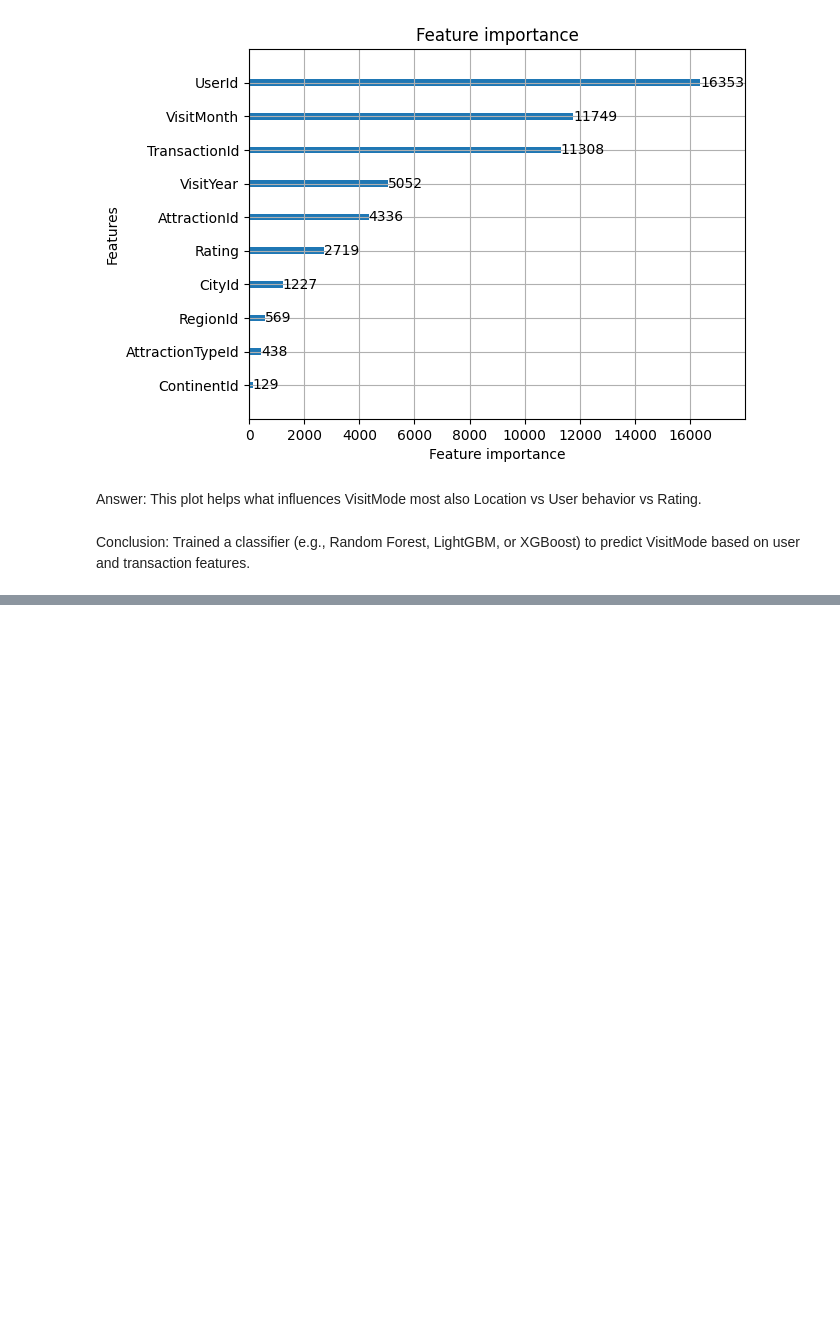
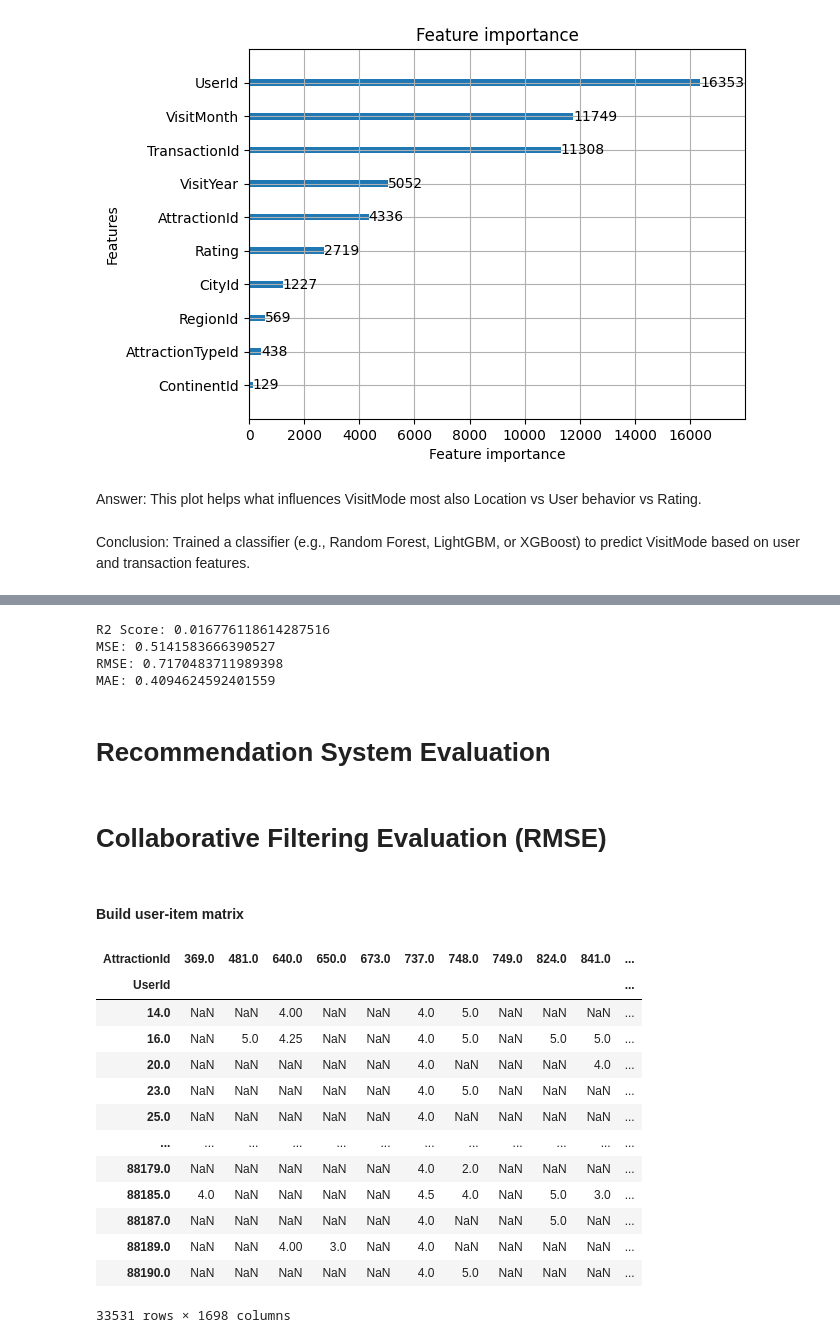
Before and after one commit to PODDA2N/Internship-of-Tourism-Experience-Analytics-AI-ML, a Jupyter notebook: Internship of Tourism Dataset.ipynb, the cells around one changed output, grey strips where cells are left out. Saved outputs shown, nothing was run; the diff lists cells and outputs as text; code cells hidden in the pictures; blank space fills up the shorter version.

```diff
--- a/Internship of Tourism Dataset.ipynb
+++ b/Internship of Tourism Dataset.ipynb
@@ -1129,0 +1142,14 @@ Conclusion:  Trained a classifier (e.g., Random Forest, LightGBM, or XGBoost) to
+# %%
+cat_cols = ["AttractionTypeId"]                         # Convert categorical text to numeric (Label Encoding)
+
+for col in cat_cols:
+    data.loc[:,col] = data.loc[:,col].astype(str)
+    le = LabelEncoder()
+    data.loc[:,col] = le.fit_transform(data[col])
+# %%
+for col in ["CityId","CountryId","ContinentId","RegionId",                       # numeric conversion
+            "AttractionId","AttractionTypeId",
+            "VisitYear","VisitMonth","UserId","Rating"]:
+    data.loc[:,col] = pd.to_numeric(data.loc[:,col], errors = "coerce")
+
+data = data.dropna()
@@ -1129,0 +1190,37 @@ Conclusion:  Trained a classifier (e.g., Random Forest, LightGBM, or XGBoost) to
+# %%
+r2 = r2_score(y_test, y_pred)
+rmse = np.sqrt(mse)
+
+print("R2 Score:", r2)
+print("MSE:", mean_squared_error(y_test, y_pred))
+print("RMSE:", rmse)
+print("MAE:", mean_absolute_error(y_test, y_pred))
+# %% [output]
+R2 Score: 0.016776118614287516
+MSE: 0.5141583666390527
+RMSE: 0.7170483711989398
+MAE: 0.4094624592401559
+# %% [markdown]
+# Recommendation System Evaluation
+# %% [markdown]
+# Collaborative Filtering Evaluation (RMSE)
+# %% [markdown]
+#### Build user-item matrix
+# %%
+user_item = data.pivot_table(index = "UserId", columns = "AttractionId", values = "Rating")
+user_item
+# %% [output]
+| AttractionId | 369.0 | 481.0 | 640.0 | 650.0 | 673.0 | 737.0 | 748.0 | 749.0 | 824.0 | 841.0 | ... |
+| UserId |  |  |  |  |  |  |  |  |  |  | ... |
+| 14.0 | NaN | NaN | 4.00 | NaN | NaN | 4.0 | 5.0 | NaN | NaN | NaN | ... |
+| 16.0 | NaN | 5.0 | 4.25 | NaN | NaN | 4.0 | 5.0 | NaN | 5.0 | 5.0 | ... |
+| 20.0 | NaN | NaN | NaN | NaN | NaN | 4.0 | NaN | NaN | NaN | 4.0 | ... |
+| 23.0 | NaN | NaN | NaN | NaN | NaN | 4.0 | 5.0 | NaN | NaN | NaN | ... |
+| 25.0 | NaN | NaN | NaN | NaN | NaN | 4.0 | NaN | NaN | NaN | NaN | ... |
+| ... | ... | ... | ... | ... | ... | ... | ... | ... | ... | ... | ... |
+| 88179.0 | NaN | NaN | NaN | NaN | NaN | 4.0 | 2.0 | NaN | NaN | NaN | ... |
+| 88185.0 | 4.0 | NaN | NaN | NaN | NaN | 4.5 | 4.0 | NaN | 5.0 | 3.0 | ... |
+| 88187.0 | NaN | NaN | NaN | NaN | NaN | 4.0 | NaN | NaN | 5.0 | NaN | ... |
+| 88189.0 | NaN | NaN | 4.00 | 3.0 | NaN | 4.0 | NaN | NaN | NaN | NaN | ... |
+| 88190.0 | NaN | NaN | NaN | NaN | NaN | 4.0 | 5.0 | NaN | NaN | NaN | ... |
+33531 rows × 1698 columns
```
Also changed, not shown: parts of 20 cells of this notebook.
